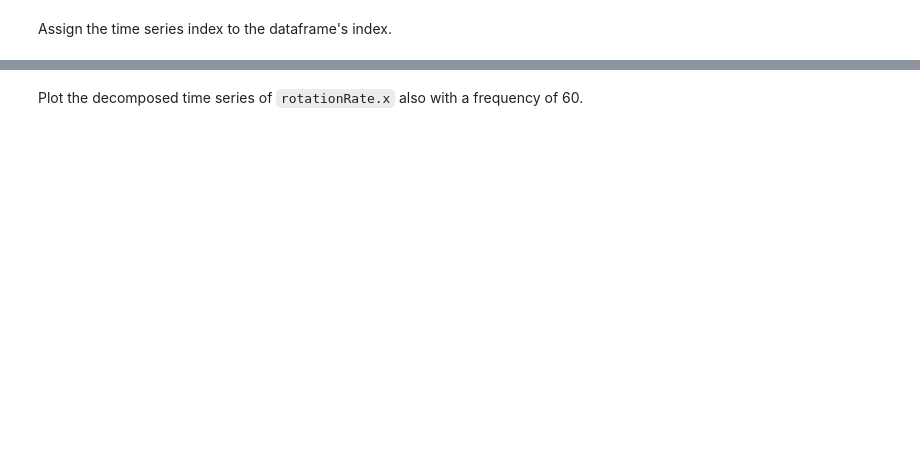
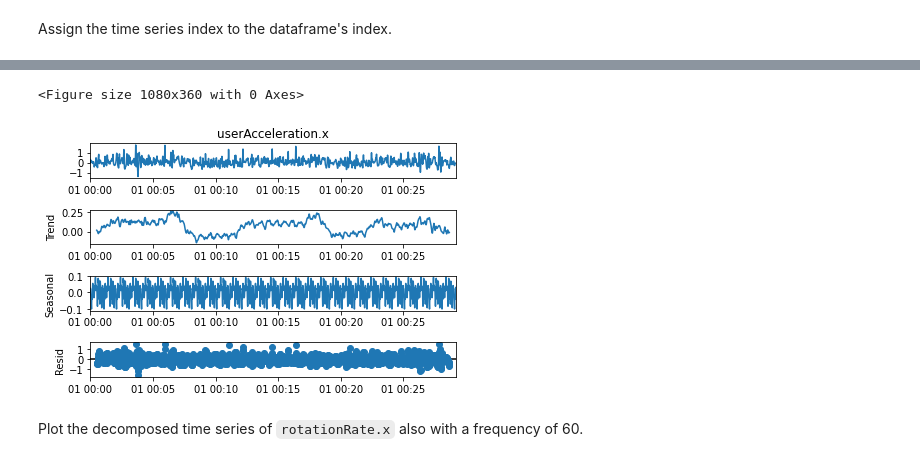
Before and after one commit to Ironhack-Data-Madrid-Enero-2021/lab-time-series, a Jupyter notebook: your-code/main.ipynb, the cells around one changed output, grey strips where cells are left out. Drawn from its saved outputs; the diff is of its cells as text; code cells hidden in the pictures; blank space fills up the shorter version.

```diff
--- a/your-code/main.ipynb
+++ b/your-code/main.ipynb
@@ -35,0 +77,4 @@ To perform time series analysis on the data, we must change the index from a ran
+# %%
+# Your code here:
+dates = pd.date_range("1/1/2018 00:00:00", "1/1/2018 00:29:10", periods=1751)
+dates[:5]
@@ -39,0 +100,2 @@ Assign the time series index to the dataframe's index.
+# %%
+sensor["date_time"] = pd.date_range("1/1/2018 00:00:00", "1/1/2018 00:29:10", periods = 1751)
@@ -39,0 +111,2 @@ Assign the time series index to the dataframe's index.
+# %%
+sensor.index = list(dates)
@@ -46,2 +132,10 @@ Our next step is to decompose the time series and evaluate the patterns in the d
+# %%
+res = sm.tsa.seasonal_decompose(sensor["userAcceleration.x"],period = 60, model="additive")
+# no consigo hacer mas grande el gráfico.
+plt.figure(figsize=(15,5))
+res.plot();
+# %% [output]
+<Figure size 1080x360 with 0 Axes>
+[figure, added]
 # %% [markdown]
 Plot the decomposed time series of `rotationRate.x` also with a frequency of 60.
```
Also changed, not shown: parts of 48 cells of this notebook.
